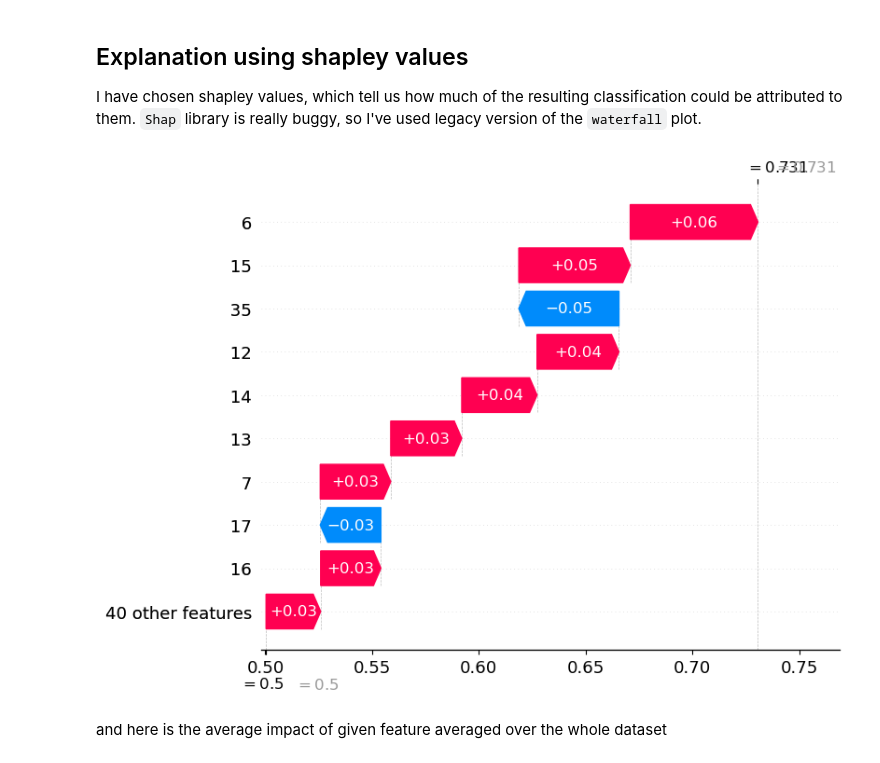
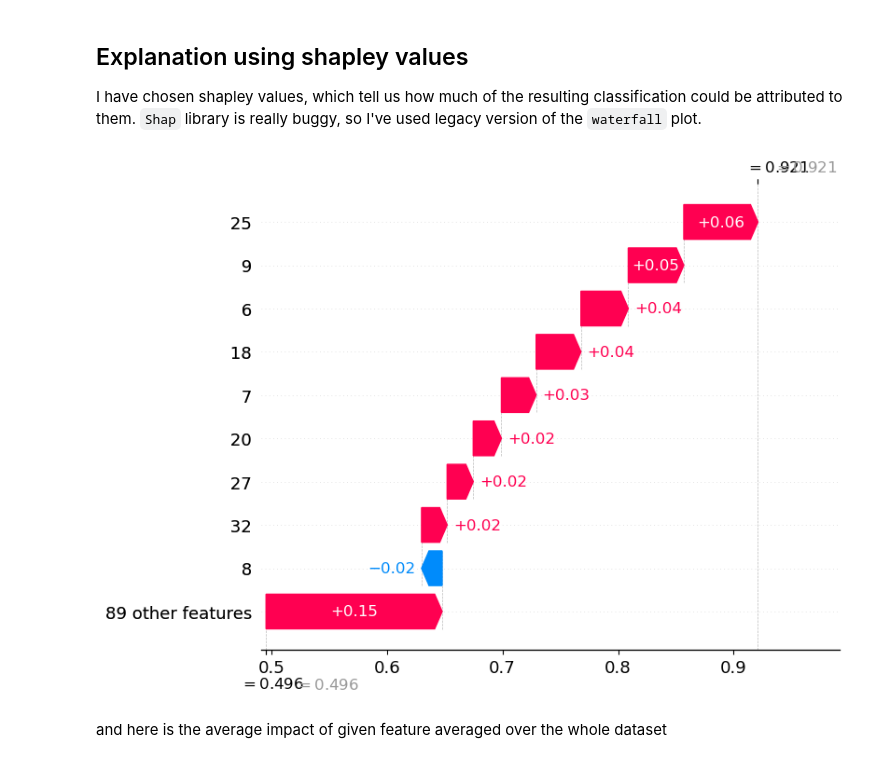
Before and after one commit to vnarek/fft-explain, a Jupyter notebook: main.ipynb, the cells around one changed output. Drawn from its saved outputs; the diff is of its cells as text; code cells hidden in the pictures.

Commit message:
Rewrite complex number representation strategy

```diff
--- a/main.ipynb
+++ b/main.ipynb
@@ -40,7 +40,29 @@ def show_sample_stats(data, y):
     tags, i = np.unique(y, return_counts=True)
     plt.pie(i, labels=tags)
     plt.show()
-
-def process_series(data, n = None):
-    yf = rfft(data, n)
-    return pd.DataFrame(yf)
+# %%
+data, y = load_dataset("dataset_ECG200/ECG200_TRAIN.txt")
+
+
+def process_series(data, n = None):
+    yf = rfft(data, n)
+    df = pd.DataFrame(yf)
+    old_columns = df.columns.to_numpy()
+    for c in old_columns:
+        df[str(c) + "_real"] = np.real(df[c])
+        df[str(c) + "_im"] = np.imag(df[c])
+    df = df.drop(old_columns, axis=1)
+    df = df.astype(np.float32)
+    return df.to_numpy()
+
+def revert_series(data):
+    cols = data.shape[1]
+    data = data.astype(np.float64)
+    res = np.zeros((data.shape[0], cols // 2), dtype=np.complex128)
+    for i in range(0, cols // 2):
+            res[:,i] = data[:, i*2] + 1j * data[:, (i*2) + 1]
+    return irfft(res)
+
+
+display(data[0])
+revert_series(process_series(data[0].reshape(1, -1)))[0]
@@ -64,7 +126,7 @@ from sklearn.model_selection import GridSearchCV
 df = process_series(data)
 
 clf = RandomForestClassifier()
-clf.fit(np.abs(df), y)
+clf.fit(df, y)
 
 gs_clf = GridSearchCV(estimator=FFTRandomForest(), n_jobs=4, param_grid={"n": list(range(10, 100))}, scoring='accuracy', cv=5)
 gs_clf.fit(data, y)
@@ -180,12 +242,12 @@ I have chosen shapley values, which tell us how much of the resulting classifica
 # %%
 shape = (1,) + df.shape[1:]
 explainer = shap.TreeExplainer(clf)
-explanation = explainer(df.loc[3])
-shap_values = explainer.shap_values(df.loc[3])
+explanation = explainer(df[3])
+shap_values = explainer.shap_values(df[3])
 expected_value = explainer.expected_value
-shap.plots._waterfall.waterfall_legacy(expected_value[0], shap_values[1], features=df.loc[1,:], feature_names=[str(x) for x in df.columns])
+shap.plots._waterfall.waterfall_legacy(expected_value[0], shap_values[1], features=df[1,:], feature_names=[str(x) for x in range(0, df.shape[1])])
 # %% [output]
-[figure, old version]
+[figure, new version]
 # %% [markdown]
 and here is the average impact of given feature averaged over the whole dataset
 # %%
```
Also changed, not shown: parts of 12 cells of this notebook.
